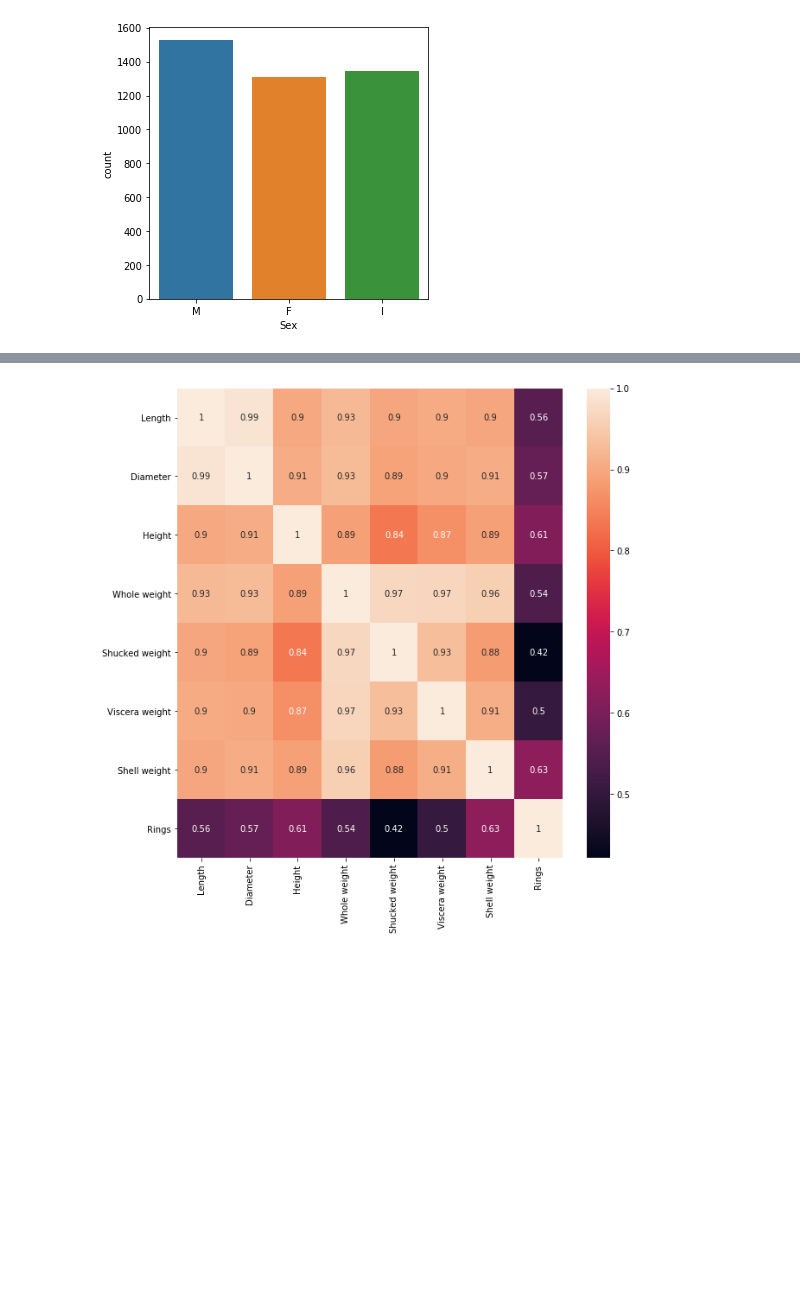
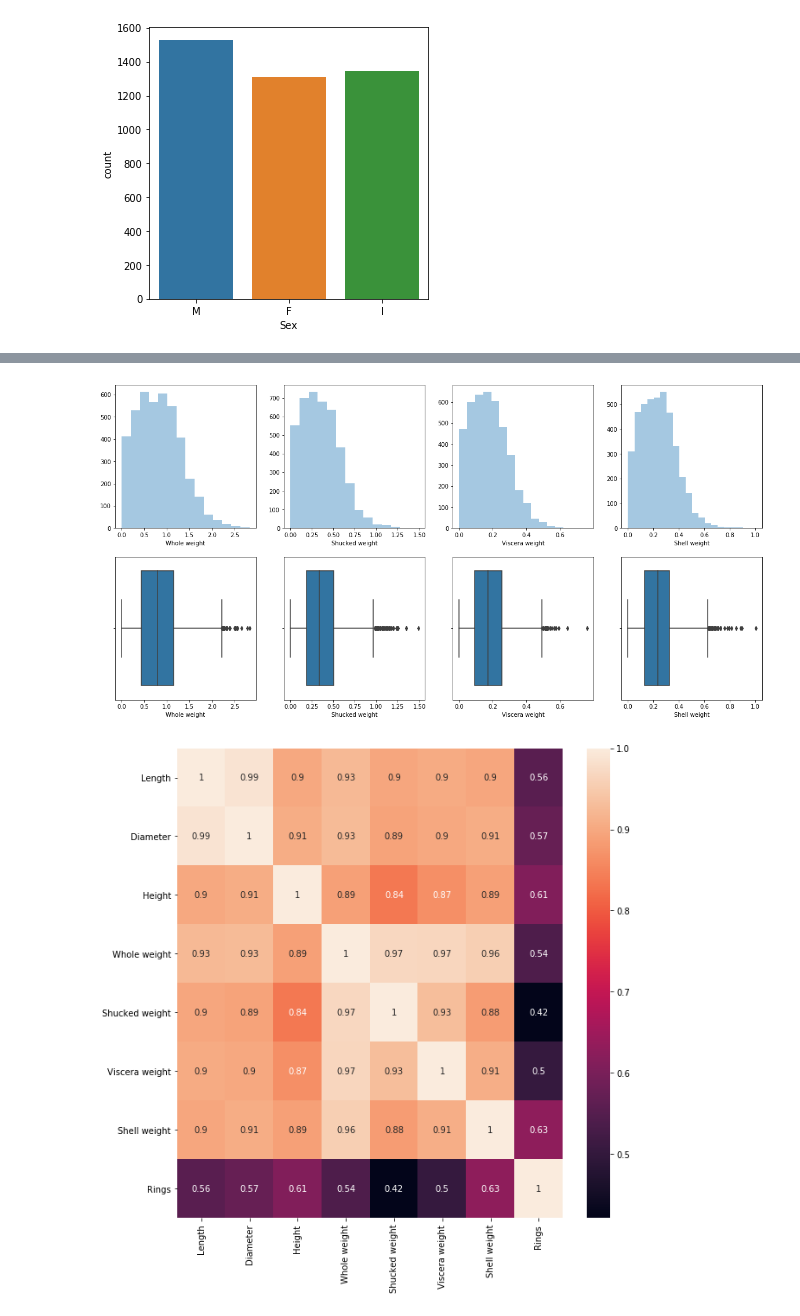
Before and after one commit to rodolfo-mendes/abalone, a Jupyter notebook: exploratory-data-analysis.ipynb, the cells around one changed output, grey strips where cells are left out. Saved outputs shown, nothing was run; the diff lists cells and outputs as text; code cells hidden in the pictures; blank space fills up the shorter version.

```diff
--- a/exploratory-data-analysis.ipynb
+++ b/exploratory-data-analysis.ipynb
@@ -83,3 +107,34 @@ _ = sns.boxplot(abalone['Rings'])
+# %%
+plt.figure(figsize=(20, 10))
+
+rows = 2
+cols = 4
+
+plt.subplot(rows, cols, 1)
+_ = sns.distplot(abalone['Whole weight'], kde=False, bins=14)
+
+plt.subplot(rows, cols, 2)
+_ = sns.distplot(abalone['Shucked weight'], kde=False, bins=14)
+
+plt.subplot(rows, cols, 3)
+_ = sns.distplot(abalone['Viscera weight'], kde=False, bins=16)
+
+plt.subplot(rows, cols, 4)
+_ = sns.distplot(abalone['Shell weight'], kde=False, bins=20)
+
+plt.subplot(rows, cols, 5)
+_ = sns.boxplot(abalone['Whole weight'])
+
+plt.subplot(rows, cols, 6)
+_ = sns.boxplot(abalone['Shucked weight'])
+
+plt.subplot(rows, cols, 7)
+_ = sns.boxplot(abalone['Viscera weight'])
+
+plt.subplot(rows, cols, 8)
+_ = sns.boxplot(abalone['Shell weight'])
+# %% [output]
+[figure, added]
 # %%
 plt.figure(figsize=(10, 10))
 corr = abalone.corr()
```
Also changed, not shown: parts of 32 cells of this notebook.
